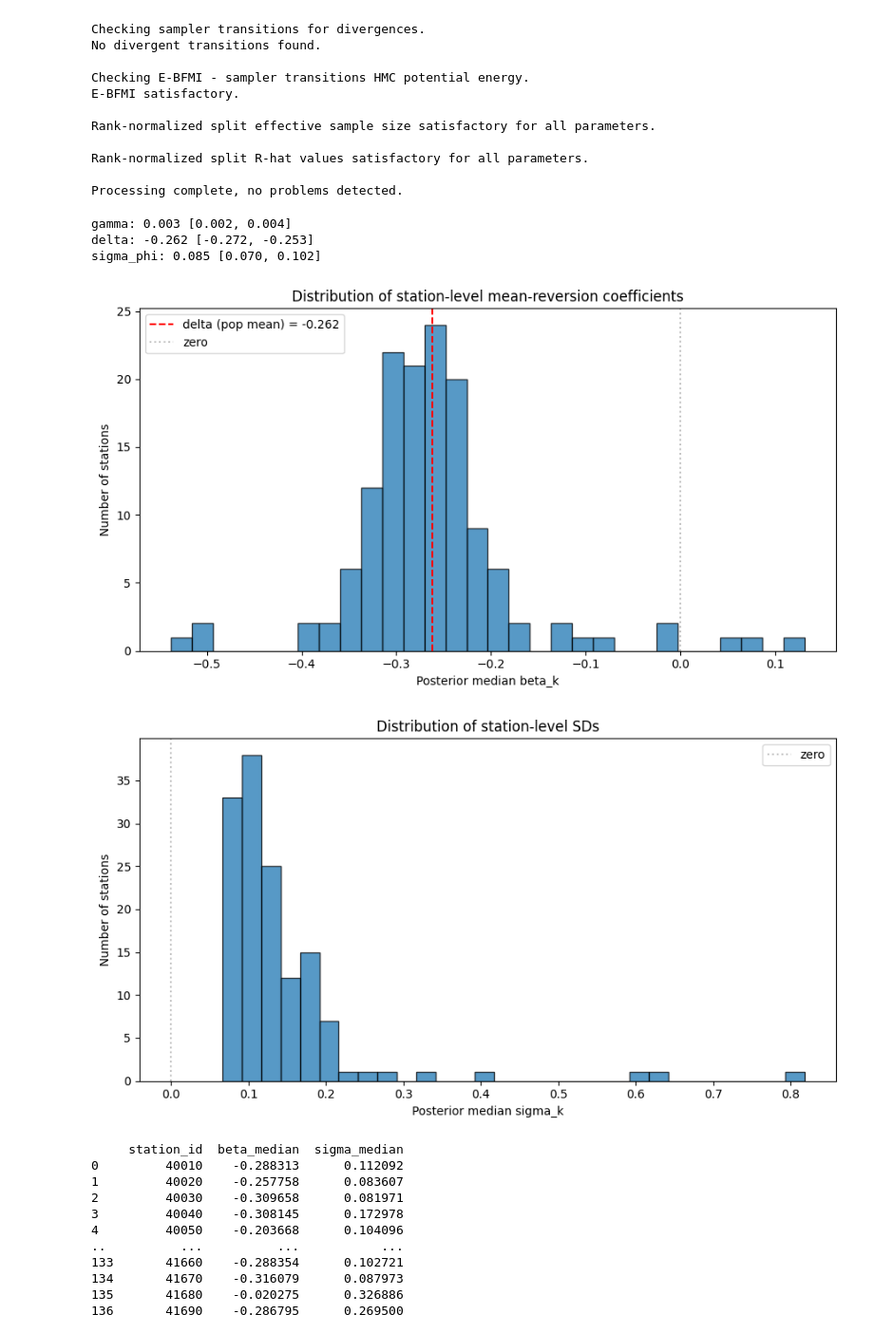
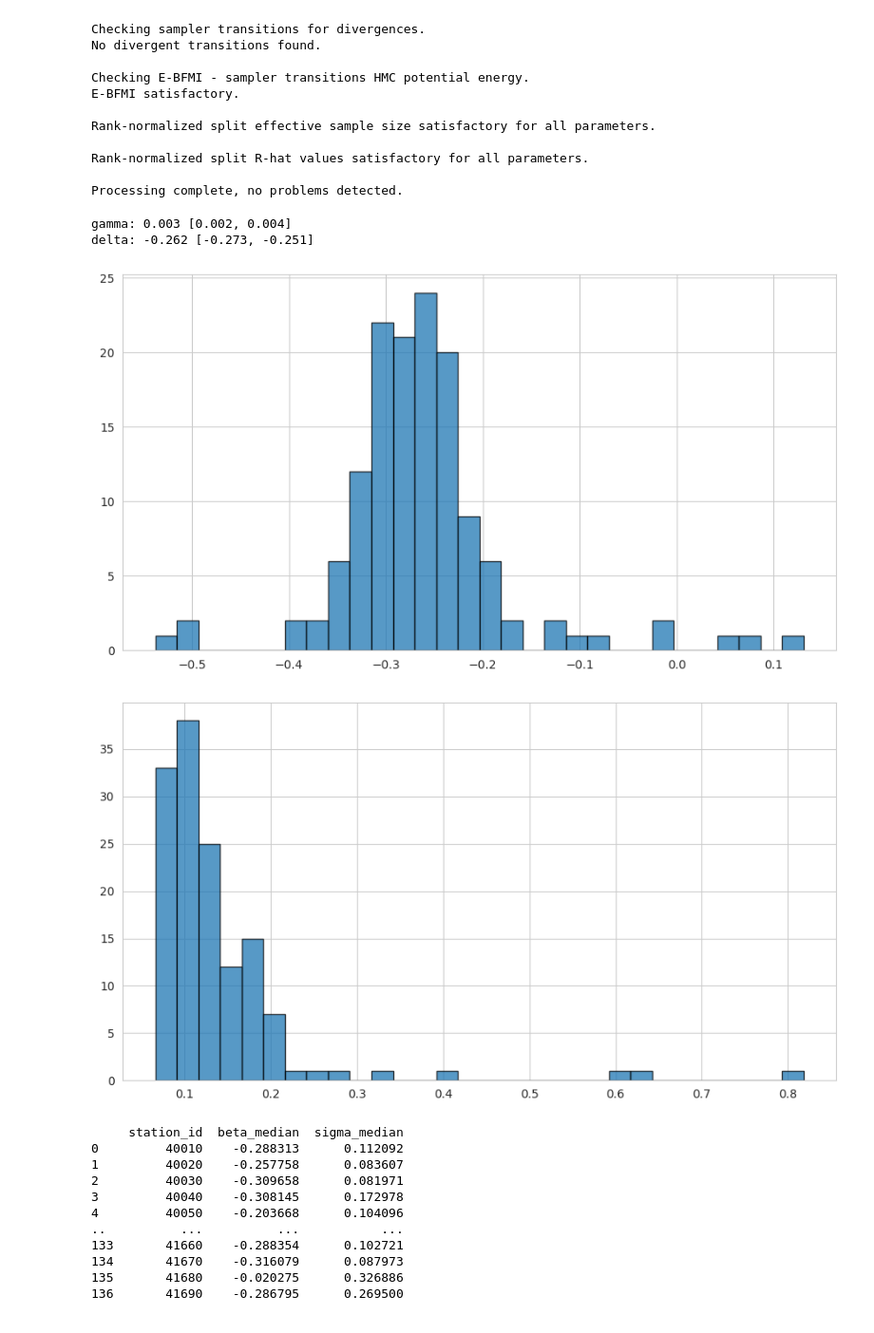
Before and after one commit to hatalan/sta720-project, a Jupyter notebook: notebooks/ar/ar.ipynb, the cells around one changed output. Shown at 95% size. Cells and saved outputs as stored; diff of their text form; code cells hidden in the pictures.

```diff
--- a/notebooks/ar/ar.ipynb
+++ b/notebooks/ar/ar.ipynb
@@ -404,59 +406,41 @@ Processing complete, no problems detected.
 ar_mod_cta_icar_post = from_csv('./ar_mod_cta_icar_output')
 # %%
+# load posterior samples
 draws = ar_mod_cta_icar_post.stan_variables()
 draws_df = ar_mod_cta_icar_post.draws_pd()
 draws_array = ar_mod_cta_icar_post.draws()
 
 gamma = draws['gamma']
 delta = draws['delta']
-sigma_phi = draws['sigma_phi']
 
-print(f"gamma: {gamma.mean():.3f} [{np.quantile(gamma, 0.05):.3f}, {np.quantile(gamma, 0.95):.3f}]")
-print(f"delta: {delta.mean():.3f} [{np.quantile(delta, 0.05):.3f}, {np.quantile(delta, 0.95):.3f}]")
-print(f"sigma_phi: {sigma_phi.mean():.3f} [{np.quantile(sigma_phi, 0.05):.3f}, {np.quantile(sigma_phi, 0.95):.3f}]")
+# posterior estimates for gamma, delta, and sigma_phi
+print(f"gamma: {gamma.mean():.3f} [{np.quantile(gamma, 0.025):.3f}, {np.quantile(gamma, 0.975):.3f}]")
+print(f"delta: {delta.mean():.3f} [{np.quantile(delta, 0.025):.3f}, {np.quantile(delta, 0.975):.3f}]")
 # %% [output]
 gamma: 0.003 [0.002, 0.004]
-delta: -0.262 [-0.272, -0.253]
-sigma_phi: 0.085 [0.070, 0.102]
+delta: -0.262 [-0.273, -0.251]
 # %%
-beta = draws['beta']                    # shape: (n_draws, K)
-beta_median = np.median(beta, axis=0)   # shape: (K,)
+# histogram for station-level betas
+beta = draws['beta']
+beta_median = np.median(beta, axis=0)
 
 fig, ax = plt.subplots(figsize=(9, 5))
 ax.hist(beta_median, bins=30, edgecolor='black', alpha=0.75)
-
-# Reference lines for the population mean and zero
-delta_median = np.median(draws['delta'])
-ax.axvline(delta_median, color='red', linestyle='--', label=f'delta (pop mean) = {delta_median:.3f}')
-ax.axvline(0, color='gray', linestyle=':', alpha=0.5, label='zero')
-
-ax.set_xlabel('Posterior median beta_k')
-ax.set_ylabel('Number of stations')
-ax.set_title('Distribution of station-level mean-reversion coefficients')
-ax.legend()
 plt.tight_layout()
 plt.show()
 # %% [output]
-[figure, old version]
+[figure, new version]
 # %%
-sigma = draws['sigma']                    # shape: (n_draws, K)
-sigma_median = np.median(sigma, axis=0)   # shape: (K,)
+# histogram for station-level sigmas
+sigma = draws['sigma']
+sigma_median = np.median(sigma, axis=0)
 
 fig, ax = plt.subplots(figsize=(9, 5))
 ax.hist(sigma_median, bins=30, edgecolor='black', alpha=0.75)
-
-# Reference lines for the population mean and zero
-delta_median = np.median(draws['delta'])
-ax.axvline(0, color='gray', linestyle=':', alpha=0.5, label='zero')
-
-ax.set_xlabel('Posterior median sigma_k')
-ax.set_ylabel('Number of stations')
-ax.set_title('Distribution of station-level SDs')
-ax.legend()
 plt.tight_layout()
 plt.show()
 # %% [output]
-[figure, old version]
+[figure, new version]
 # %%
 station_id = cta_adj["station_id"]
 
```
Also changed, not shown: parts of 34 cells of this notebook.
